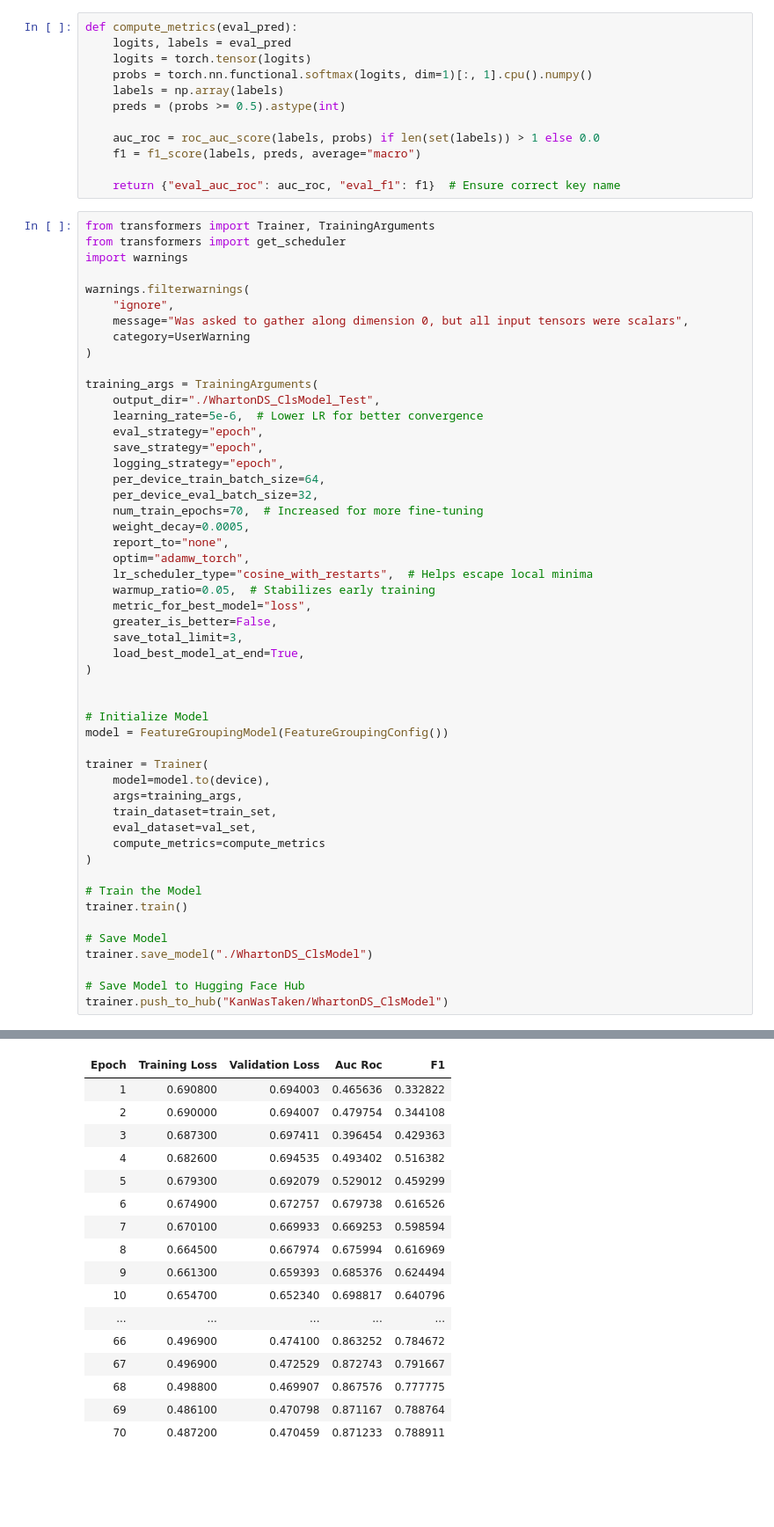
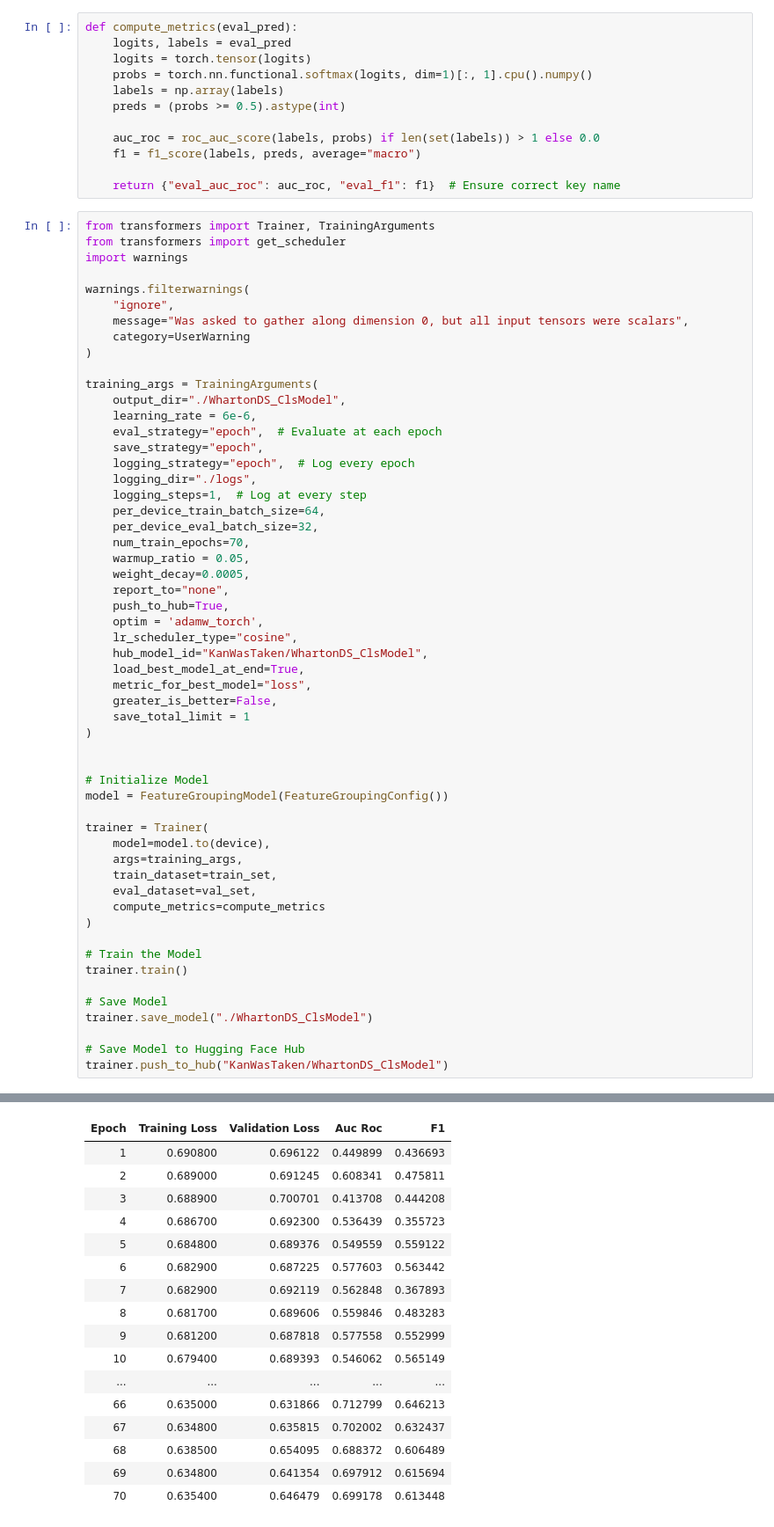
Before and after one commit to KangaOnGit/Wharton-Data-Science-Competition, a Jupyter notebook: Test1.ipynb, the cells around one changed output, grey strips where cells are left out. Shown at 88% size. Saved outputs shown, nothing was run; the diff lists cells and outputs as text; blank space fills up the shorter version.

Commit message:
Kaggle Notebook | Classification Model (Wharton) | Version 27

```diff
--- a/Test1.ipynb
+++ b/Test1.ipynb
@@ -634,23 +634,27 @@ warnings.filterwarnings(
 )
 
 training_args = TrainingArguments(
-    output_dir="./WhartonDS_ClsModel_Test",
-    learning_rate=5e-6,  # Lower LR for better convergence
-    eval_strategy="epoch",
+    output_dir="./WhartonDS_ClsModel",
+    learning_rate = 6e-6,
+    eval_strategy="epoch",  # Evaluate at each epoch
     save_strategy="epoch",
-    logging_strategy="epoch",
+    logging_strategy="epoch",  # Log every epoch
+    logging_dir="./logs",
+    logging_steps=1,  # Log at every step
     per_device_train_batch_size=64,
     per_device_eval_batch_size=32,
-    num_train_epochs=70,  # Increased for more fine-tuning
+    num_train_epochs=70,
+    warmup_ratio = 0.05,
     weight_decay=0.0005,
     report_to="none",
-    optim="adamw_torch",
-    lr_scheduler_type="cosine_with_restarts",  # Helps escape local minima
-    warmup_ratio=0.05,  # Stabilizes early training
+    push_to_hub=True,
+    optim = 'adamw_torch',
+    lr_scheduler_type="cosine",
+    hub_model_id="KanWasTaken/WhartonDS_ClsModel",
+    load_best_model_at_end=True,
     metric_for_best_model="loss",
     greater_is_better=False,
-    save_total_limit=3,
-    load_best_model_at_end=True,
+    save_total_limit = 1
 )
 
 
@@ -678,17 +682,17 @@ trainer.push_to_hub("KanWasTaken/WhartonDS_ClsModel")
 | Epoch | Training Loss | Validation Loss | Auc Roc | F1 |
-| 1 | 0.690800 | 0.694003 | 0.465636 | 0.332822 |
-| 2 | 0.690000 | 0.694007 | 0.479754 | 0.344108 |
-| 3 | 0.687300 | 0.697411 | 0.396454 | 0.429363 |
-| 4 | 0.682600 | 0.694535 | 0.493402 | 0.516382 |
-| 5 | 0.679300 | 0.692079 | 0.529012 | 0.459299 |
-| 6 | 0.674900 | 0.672757 | 0.679738 | 0.616526 |
-| 7 | 0.670100 | 0.669933 | 0.669253 | 0.598594 |
-| 8 | 0.664500 | 0.667974 | 0.675994 | 0.616969 |
-| 9 | 0.661300 | 0.659393 | 0.685376 | 0.624494 |
-| 10 | 0.654700 | 0.652340 | 0.698817 | 0.640796 |
+| 1 | 0.690800 | 0.696122 | 0.449899 | 0.436693 |
+| 2 | 0.689000 | 0.691245 | 0.608341 | 0.475811 |
+| 3 | 0.688900 | 0.700701 | 0.413708 | 0.444208 |
+| 4 | 0.686700 | 0.692300 | 0.536439 | 0.355723 |
+| 5 | 0.684800 | 0.689376 | 0.549559 | 0.559122 |
+| 6 | 0.682900 | 0.687225 | 0.577603 | 0.563442 |
+| 7 | 0.682900 | 0.692119 | 0.562848 | 0.367893 |
+| 8 | 0.681700 | 0.689606 | 0.559846 | 0.483283 |
+| 9 | 0.681200 | 0.687818 | 0.577558 | 0.552999 |
+| 10 | 0.679400 | 0.689393 | 0.546062 | 0.565149 |
 | ... | ... | ... | ... | ... |
-| 66 | 0.496900 | 0.474100 | 0.863252 | 0.784672 |
-| 67 | 0.496900 | 0.472529 | 0.872743 | 0.791667 |
-| 68 | 0.498800 | 0.469907 | 0.867576 | 0.777775 |
-| 69 | 0.486100 | 0.470798 | 0.871167 | 0.788764 |
-| 70 | 0.487200 | 0.470459 | 0.871233 | 0.788911 |
+| 66 | 0.635000 | 0.631866 | 0.712799 | 0.646213 |
+| 67 | 0.634800 | 0.635815 | 0.702002 | 0.632437 |
+| 68 | 0.638500 | 0.654095 | 0.688372 | 0.606489 |
+| 69 | 0.634800 | 0.641354 | 0.697912 | 0.615694 |
+| 70 | 0.635400 | 0.646479 | 0.699178 | 0.613448 |
```
Also changed, not shown: parts of 2 cells of this notebook.
